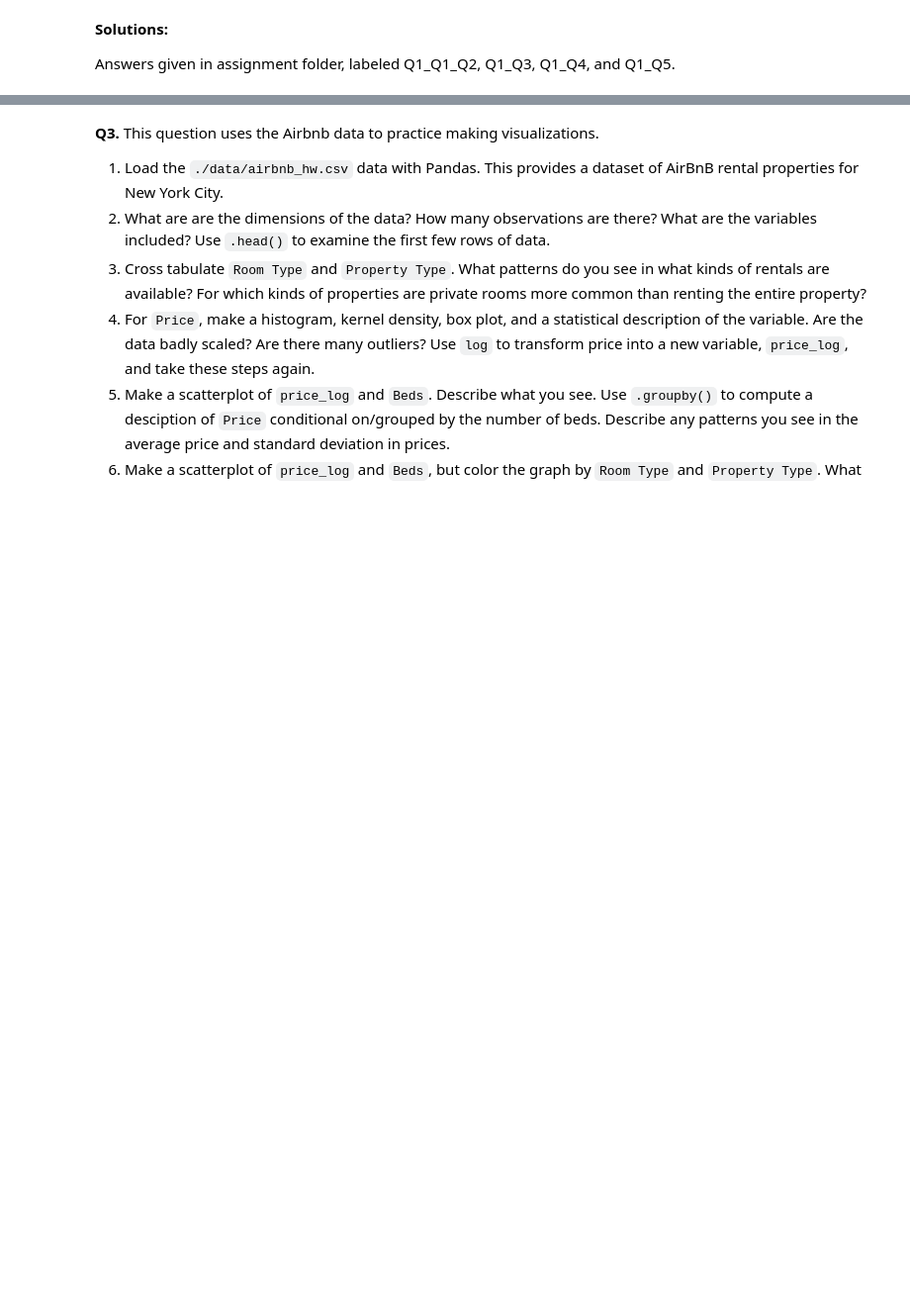
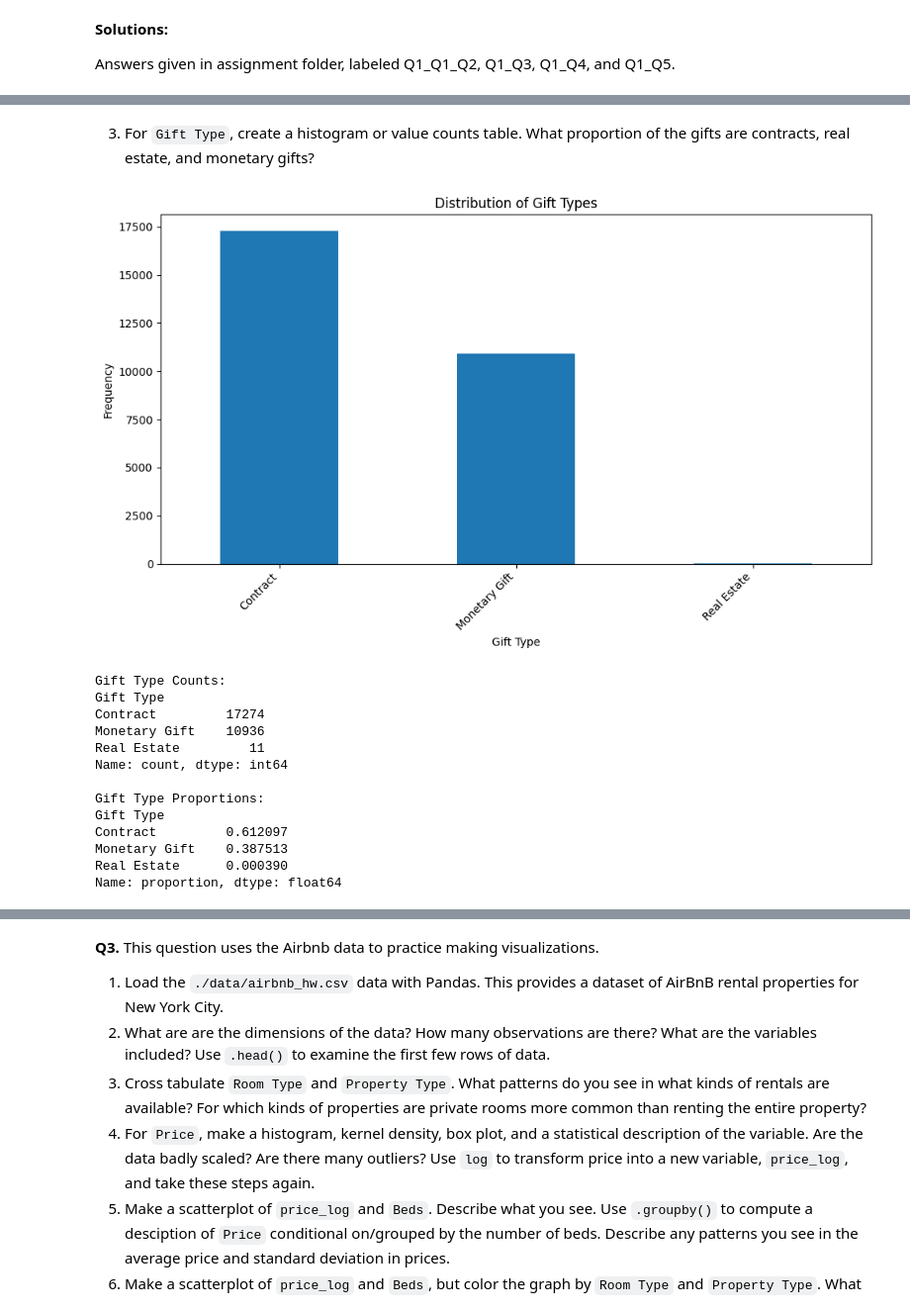
Before and after one commit to elyse-undan/EDA, a Jupyter notebook: assignment/assignment.ipynb, the cells around one changed output, grey strips where cells are left out. Shown at 99% size. Cells and saved outputs as stored; diff of their text form; code cells hidden in the pictures; blank space fills up the shorter version.

```diff
--- a/assignment/assignment.ipynb
+++ b/assignment/assignment.ipynb
@@ -36,0 +76,35 @@ Answers given in assignment folder, labeled Q1_Q1_Q2, Q1_Q3, Q1_Q4, and Q1_Q5.
+# %% [markdown]
+3. For `Gift Type`, create a histogram or value counts table. What proportion of the gifts are contracts, real estate, and monetary gifts?
+# %%
+# creating a histogram
+plt.figure(figsize=(10, 6))
+df['Gift Type'].value_counts().plot(kind='bar', grid=False)
+plt.xlabel('Gift Type')
+plt.ylabel('Frequency')
+plt.title('Distribution of Gift Types')
+plt.xticks(rotation=45, ha='right')
+plt.tight_layout()
+plt.show()
+
+# calculate proportions
+print("Gift Type Counts:")
+print(df['Gift Type'].value_counts(), '\n')
+
+print("Gift Type Proportions:")
+proportions = df['Gift Type'].value_counts(normalize=True)
+print(proportions, '\n')
+# %% [output]
+[figure, added]
+Gift Type Counts:
+Gift Type
+Contract         17274
+Monetary Gift    10936
+Real Estate         11
+Name: count, dtype: int64
+
+Gift Type Proportions:
+Gift Type
+Contract         0.612097
+Monetary Gift    0.387513
+Real Estate      0.000390
+Name: proportion, dtype: float64
```
Also changed, not shown: parts of 13 cells of this notebook.
